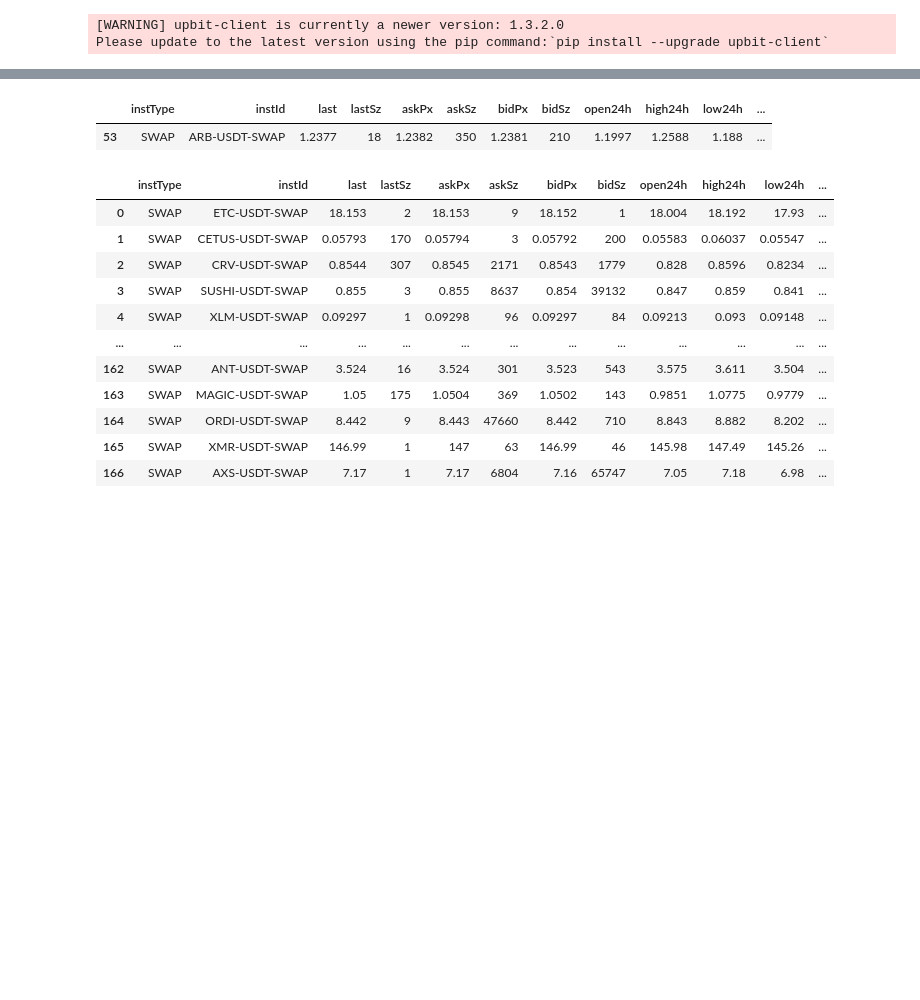
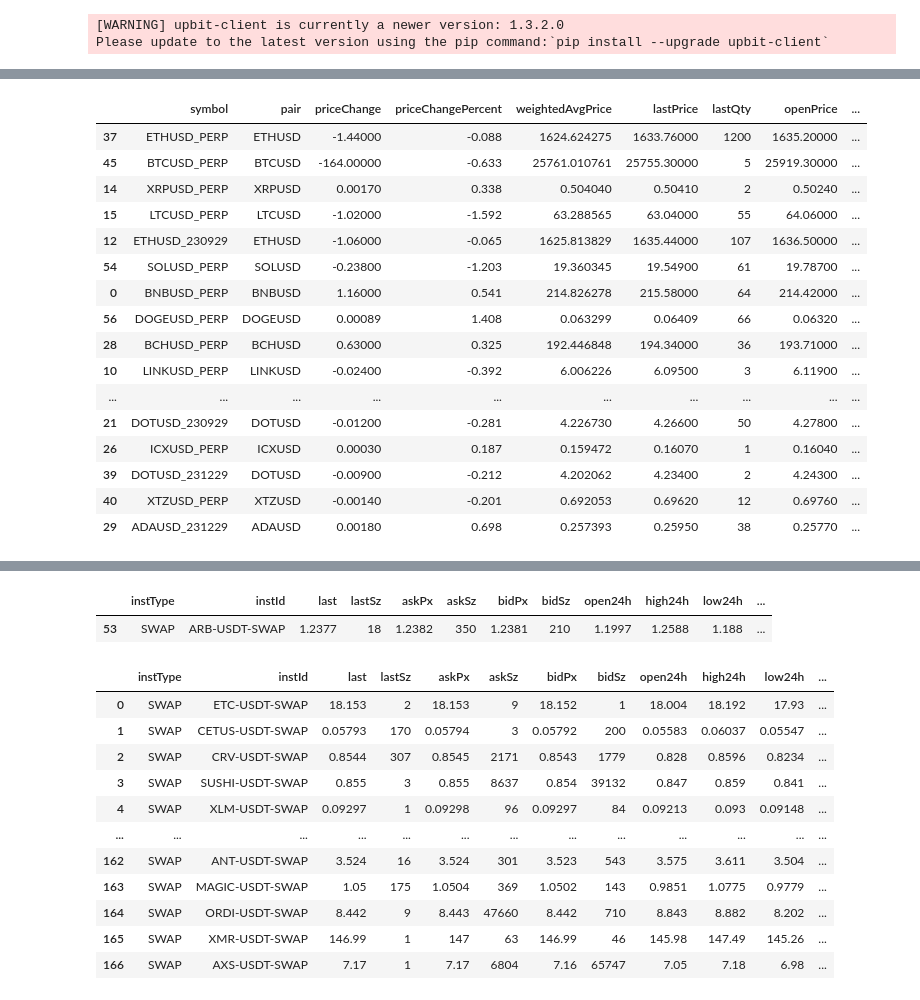
Before and after one commit to charlie115/act, a Jupyter notebook: exchange_plugin/test_plugins.ipynb, the cells around one changed output, grey strips where cells are left out. Drawn from its saved outputs; the diff is of its cells as text; code cells hidden in the pictures; blank space fills up the shorter version.

```diff
--- a/exchange_plugin/test_plugins.ipynb
+++ b/exchange_plugin/test_plugins.ipynb
@@ -124,0 +23,3 @@ upbit_client = InitUpbitAdaptor()
+# %%
+upbit_adaptor = InitUpbitAdaptor("x2AKLfsRtAgRxFjQ7p9TZTAg6E1SveoqfNfD8MK8", "svEran52QdsUyJdxAPYoTgFT2MXsHc5ZiKsKPxTL")
+binance_adaptor = InitBinanceAdaptor(info_dict={})
@@ -124,0 +137,20 @@ upbit_client = InitUpbitAdaptor()
+# %%
+binance_adaptor.coinm_all_tickers().sort_values('volume_usdt', ascending=False)
+# %% [output]
+|  | symbol | pair | priceChange | priceChangePercent | weightedAvgPrice | lastPrice | lastQty | openPrice | ... |
+| 37 | ETHUSD_PERP | ETHUSD | -1.44000 | -0.088 | 1624.624275 | 1633.76000 | 1200 | 1635.20000 | ... |
+| 45 | BTCUSD_PERP | BTCUSD | -164.00000 | -0.633 | 25761.010761 | 25755.30000 | 5 | 25919.30000 | ... |
+| 14 | XRPUSD_PERP | XRPUSD | 0.00170 | 0.338 | 0.504040 | 0.50410 | 2 | 0.50240 | ... |
+| 15 | LTCUSD_PERP | LTCUSD | -1.02000 | -1.592 | 63.288565 | 63.04000 | 55 | 64.06000 | ... |
+| 12 | ETHUSD_230929 | ETHUSD | -1.06000 | -0.065 | 1625.813829 | 1635.44000 | 107 | 1636.50000 | ... |
+| 54 | SOLUSD_PERP | SOLUSD | -0.23800 | -1.203 | 19.360345 | 19.54900 | 61 | 19.78700 | ... |
+| 0 | BNBUSD_PERP | BNBUSD | 1.16000 | 0.541 | 214.826278 | 215.58000 | 64 | 214.42000 | ... |
+| 56 | DOGEUSD_PERP | DOGEUSD | 0.00089 | 1.408 | 0.063299 | 0.06409 | 66 | 0.06320 | ... |
+| 28 | BCHUSD_PERP | BCHUSD | 0.63000 | 0.325 | 192.446848 | 194.34000 | 36 | 193.71000 | ... |
+| 10 | LINKUSD_PERP | LINKUSD | -0.02400 | -0.392 | 6.006226 | 6.09500 | 3 | 6.11900 | ... |
+| ... | ... | ... | ... | ... | ... | ... | ... | ... | ... |
+| 21 | DOTUSD_230929 | DOTUSD | -0.01200 | -0.281 | 4.226730 | 4.26600 | 50 | 4.27800 | ... |
+| 26 | ICXUSD_PERP | ICXUSD | 0.00030 | 0.187 | 0.159472 | 0.16070 | 1 | 0.16040 | ... |
+| 39 | DOTUSD_231229 | DOTUSD | -0.00900 | -0.212 | 4.202062 | 4.23400 | 2 | 4.24300 | ... |
+| 40 | XTZUSD_PERP | XTZUSD | -0.00140 | -0.201 | 0.692053 | 0.69620 | 12 | 0.69760 | ... |
+| 29 | ADAUSD_231229 | ADAUSD | 0.00180 | 0.698 | 0.257393 | 0.25950 | 38 | 0.25770 | ... |
```
Also changed, not shown: parts of 22 cells of this notebook, 8 other files.
